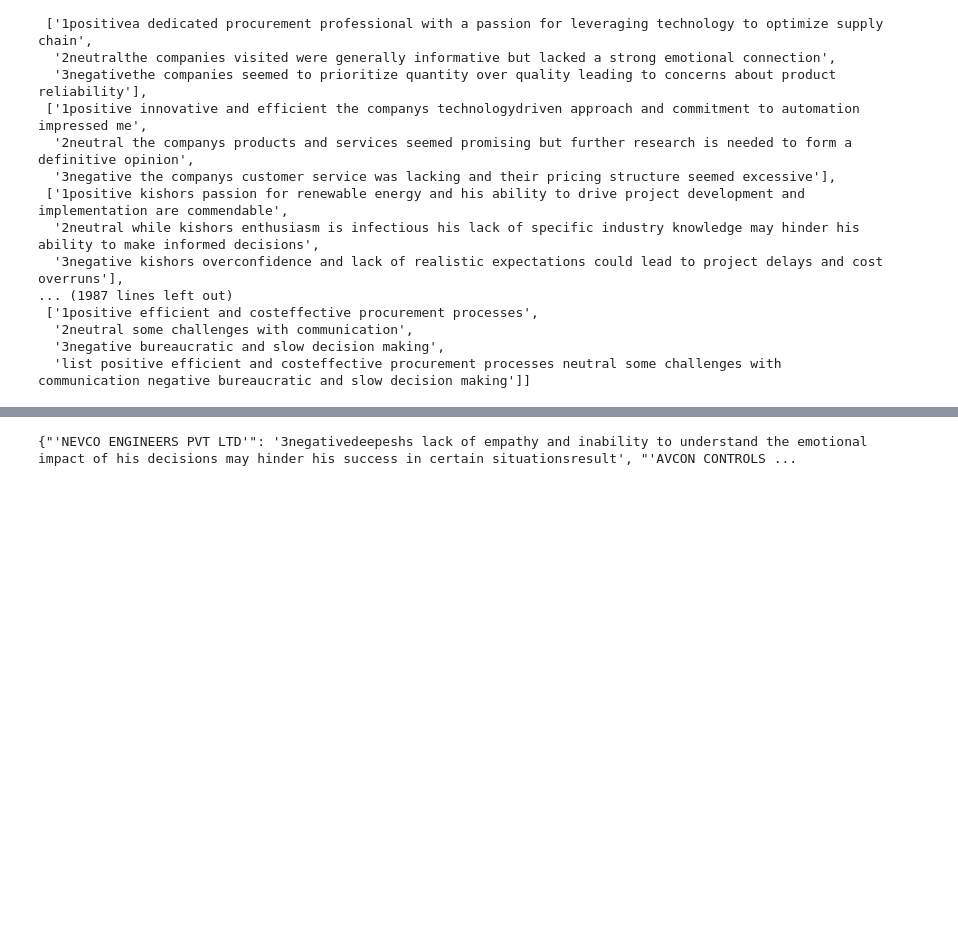
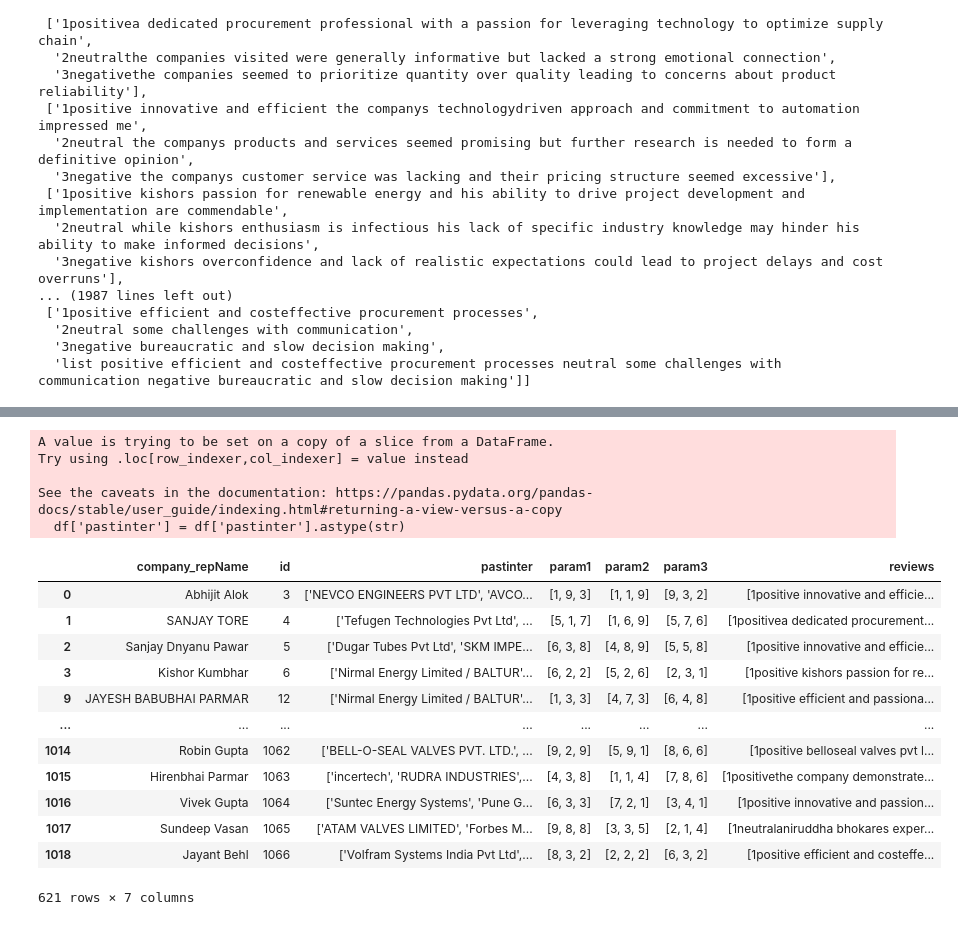
Before and after one commit to lurchyy/MarketWise-C2PO, a Jupyter notebook: ps2_1.ipynb, the cells around one changed output, grey strips where cells are left out. Cells and saved outputs as stored; diff of their text form; code cells hidden in the pictures; blank space fills up the shorter version.

```diff
--- a/ps2.ipynb
+++ b/ps2_1.ipynb
@@ -249,17 +249,26 @@ df
 640 rows × 7 columns
-# %%
-# Create an empty dictionary
-result_dict = {}
-
-# Iterate over the values and create the dictionary
-for i in range(len(pastinter_values)):
-    pastinter_list = pastinter_values[i].strip("[").strip("]").split(",")
-    reviews_list = reviews_values[i]
-
-    for j in range(3):
-        key = pastinter_list[j].strip()
-        item = reviews_list[j]
-        result_dict[key] = item
-print(result_dict)
-# %% [output]
-{"'NEVCO ENGINEERS PVT LTD'": '3negativedeepeshs lack of empathy and inability to understand the emotional impact of his decisions may hinder his success in certain situationsresult', "'AVCON CONTROLS ...
+# %%
+df['pastinter'] = df['pastinter'].astype(str)
+df = df[~df['pastinter'].str.contains('ISO 9001:2015')]
+# %% [output]
+A value is trying to be set on a copy of a slice from a DataFrame.
+Try using .loc[row_indexer,col_indexer] = value instead
+
+See the caveats in the documentation: https://pandas.pydata.org/pandas-docs/stable/user_guide/indexing.html#returning-a-view-versus-a-copy
+  df['pastinter'] = df['pastinter'].astype(str)
+# %%
+df
+# %% [output]
+|  | company_repName | id | pastinter | param1 | param2 | param3 | reviews |
+| 0 | Abhijit Alok | 3 | ['NEVCO ENGINEERS PVT LTD', 'AVCO... | [1, 9, 3] | [1, 1, 9] | [9, 3, 2] | [1positive innovative and efficie... |
+| 1 | SANJAY TORE | 4 | ['Tefugen Technologies Pvt Ltd', ... | [5, 1, 7] | [1, 6, 9] | [5, 7, 6] | [1positivea dedicated procurement... |
+| 2 | Sanjay Dnyanu Pawar | 5 | ['Dugar Tubes Pvt Ltd', 'SKM IMPE... | [6, 3, 8] | [4, 8, 9] | [5, 5, 8] | [1positive innovative and efficie... |
+| 3 | Kishor Kumbhar | 6 | ['Nirmal Energy Limited / BALTUR'... | [6, 2, 2] | [5, 2, 6] | [2, 3, 1] | [1positive kishors passion for re... |
+| 9 | JAYESH BABUBHAI PARMAR | 12 | ['Nirmal Energy Limited / BALTUR'... | [1, 3, 3] | [4, 7, 3] | [6, 4, 8] | [1positive efficient and passiona... |
+| ... | ... | ... | ... | ... | ... | ... | ... |
+| 1014 | Robin Gupta | 1062 | ['BELL-O-SEAL VALVES PVT. LTD.', ... | [9, 2, 9] | [5, 9, 1] | [8, 6, 6] | [1positive belloseal valves pvt l... |
+| 1015 | Hirenbhai Parmar | 1063 | ['incertech', 'RUDRA INDUSTRIES',... | [4, 3, 8] | [1, 1, 4] | [7, 8, 6] | [1positivethe company demonstrate... |
+| 1016 | Vivek Gupta | 1064 | ['Suntec Energy Systems', 'Pune G... | [6, 3, 3] | [7, 2, 1] | [3, 4, 1] | [1positive innovative and passion... |
+| 1017 | Sundeep Vasan | 1065 | ['ATAM VALVES LIMITED', 'Forbes M... | [9, 8, 8] | [3, 3, 5] | [2, 1, 4] | [1neutralaniruddha bhokares exper... |
+| 1018 | Jayant Behl | 1066 | ['Volfram Systems India Pvt Ltd',... | [8, 3, 2] | [2, 2, 2] | [6, 3, 2] | [1positive efficient and costeffe... |
+621 rows × 7 columns
```
Also changed, not shown: parts of 9 cells of this notebook, 7 other files.
